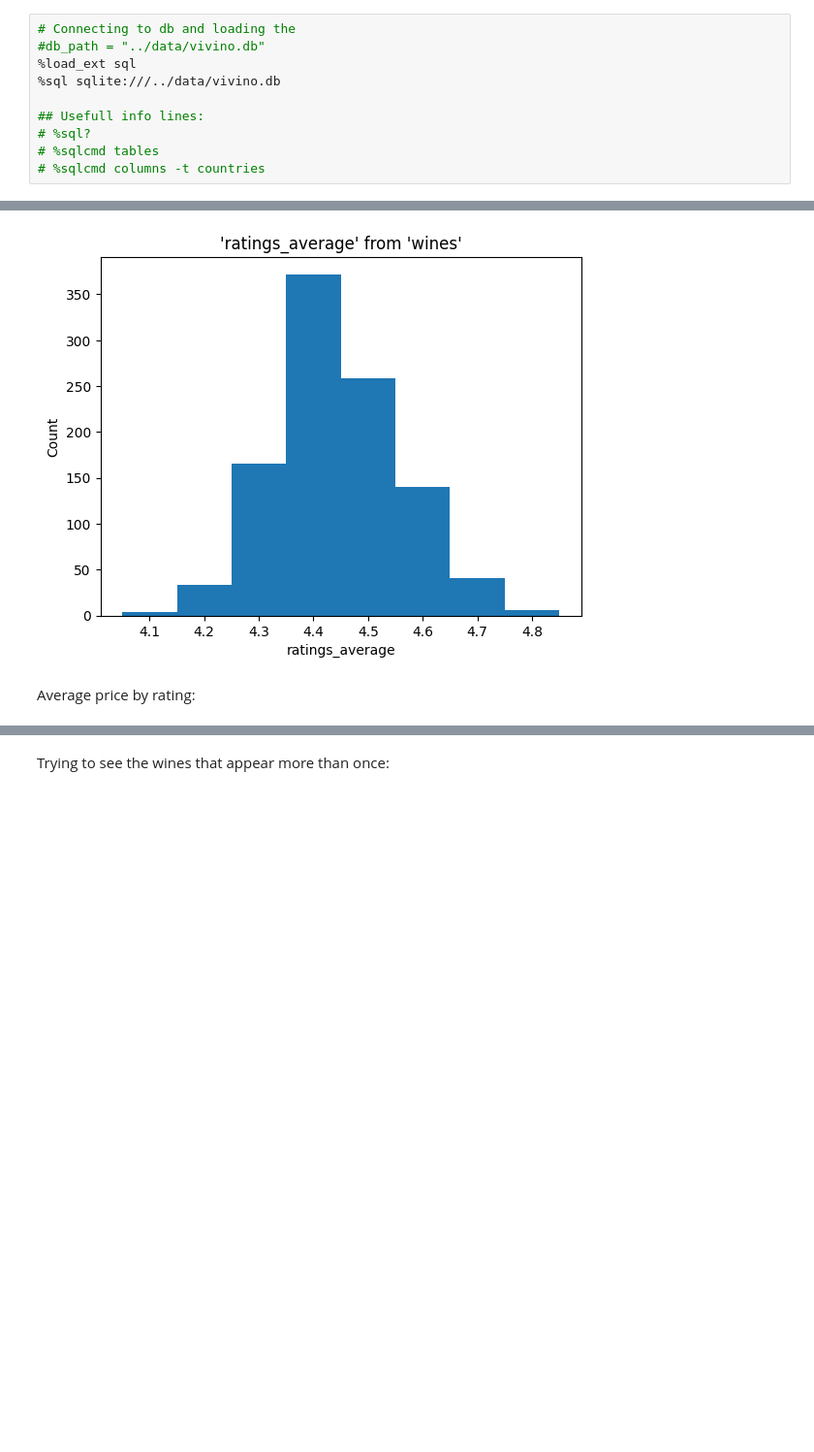
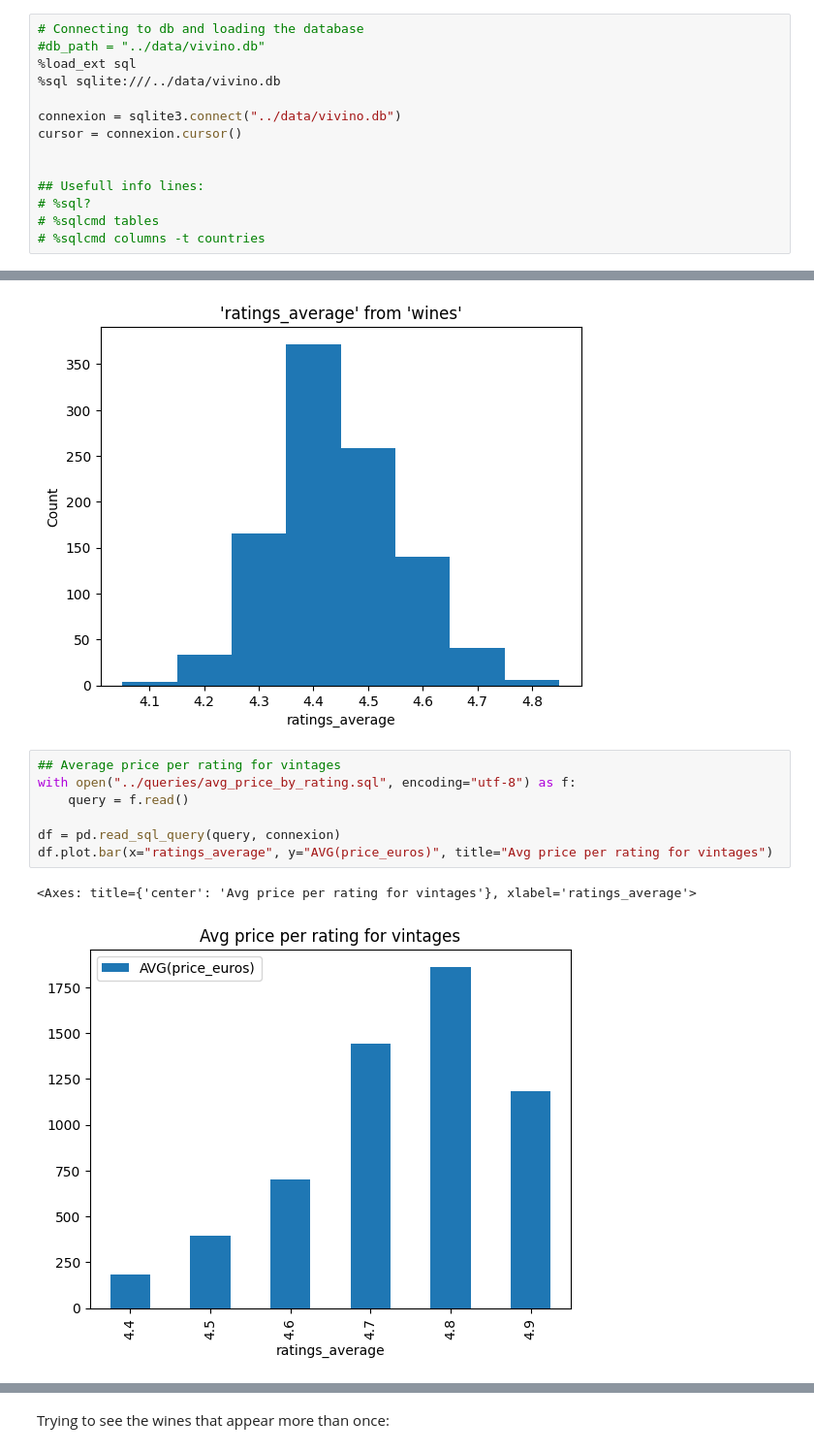
Before and after one commit to JanKazimir/vivinodb, a Jupyter notebook: notebooks/disco.ipynb, the cells around one changed output, grey strips where cells are left out. Shown at 97% size. Saved outputs shown, nothing was run; the diff lists cells and outputs as text; blank space fills up the shorter version.

```diff
--- a/notebooks/disco.ipynb
+++ b/notebooks/disco.ipynb
@@ -8,9 +31,13 @@ import sqlite3
 from pathlib import Path
 # %%
-# Connecting to db and loading the
+# Connecting to db and loading the database
 #db_path = "../data/vivino.db"
 %load_ext sql
 %sql sqlite:///../data/vivino.db
+
+connexion = sqlite3.connect("../data/vivino.db")
+cursor = connexion.cursor()
+
 
 ## Usefull info lines:
 # %sql?
@@ -88,5 +96,13 @@ Average ratings:
 # %% [output]
 <Axes: title={'center': "'ratings_average' from 'wines'"}, xlabel='ratings_average', ylabel='Count'>
 [figure]
-# %% [markdown]
-Average price by rating:
+# %%
+## Average price per rating for vintages
+with open("../queries/avg_price_by_rating.sql", encoding="utf-8") as f:
+    query = f.read()
+
+df = pd.read_sql_query(query, connexion)
+df.plot.bar(x="ratings_average", y="AVG(price_euros)", title="Avg price per rating for vintages")
+# %% [output]
+<Axes: title={'center': 'Avg price per rating for vintages'}, xlabel='ratings_average'>
+[figure, added]
```
Also changed, not shown: parts of 25 cells of this notebook, 6 other files.
